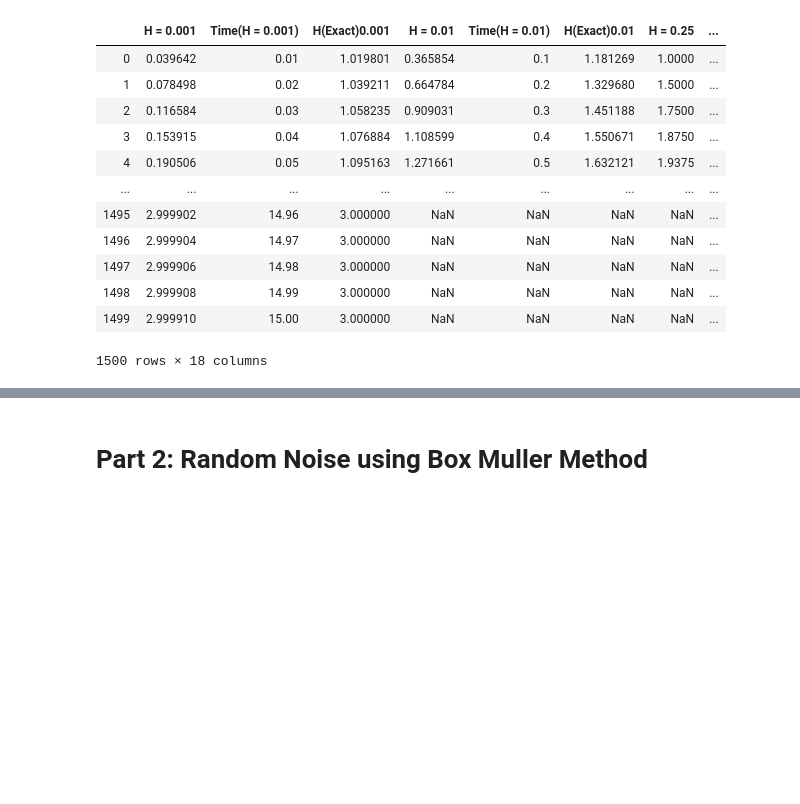
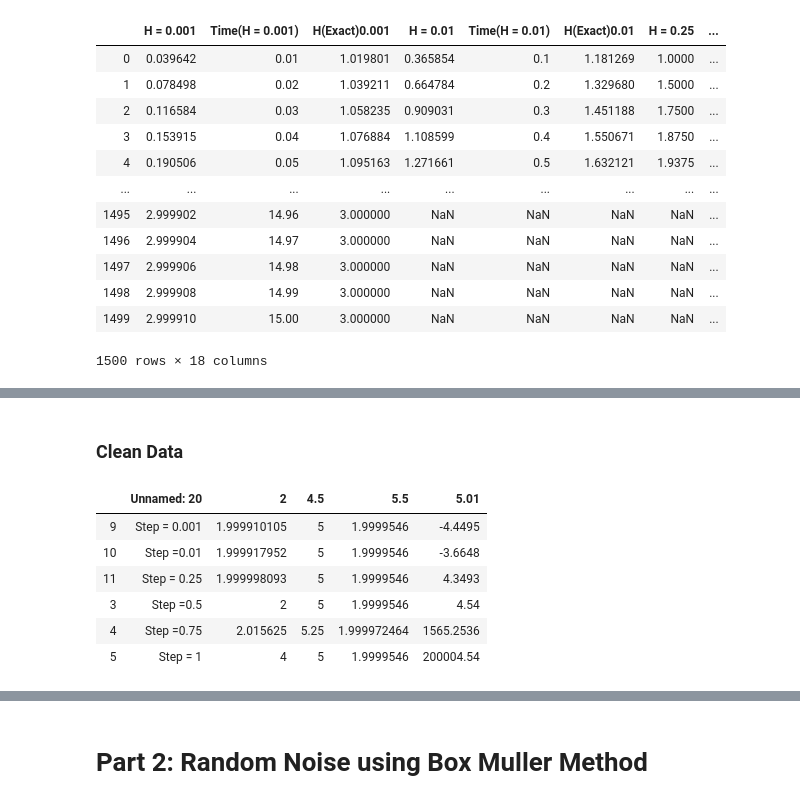
Before and after one commit to Kikumu/Computational-science-practice, a Jupyter notebook: CourseProject/Computational-Science-ACW.ipynb, the cells around one changed output, grey strips where cells are left out. Cells and saved outputs as stored; diff of their text form; code cells hidden in the pictures; blank space fills up the shorter version.

```diff
--- a/CourseProject/Computational-Science-ACW.ipynb
+++ b/CourseProject/Computational-Science-ACW.ipynb
@@ -233,0 +254,13 @@ result.to_csv("Step_sizes2.csv")
+# %% [markdown]
+### Clean Data
+# %%
+cleaned = df.iloc[[9,10,11,3,4,5],[20,21,22,23,24]]
+cleaned
+# %% [output]
+|  | Unnamed: 20 | 2 | 4.5 | 5.5 | 5.01 |
+| 9 | Step = 0.001 | 1.999910105 | 5 | 1.9999546 | -4.4495 |
+| 10 | Step =0.01 | 1.999917952 | 5 | 1.9999546 | -3.6648 |
+| 11 | Step = 0.25 | 1.999998093 | 5 | 1.9999546 | 4.3493 |
+| 3 | Step =0.5 | 2 | 5 | 1.9999546 | 4.54 |
+| 4 | Step =0.75 | 2.015625 | 5.25 | 1.999972464 | 1565.2536 |
+| 5 | Step = 1 | 4 | 5 | 1.9999546 | 200004.54 |
```
Also changed, not shown: parts of 5 cells of this notebook, 1 other file.
